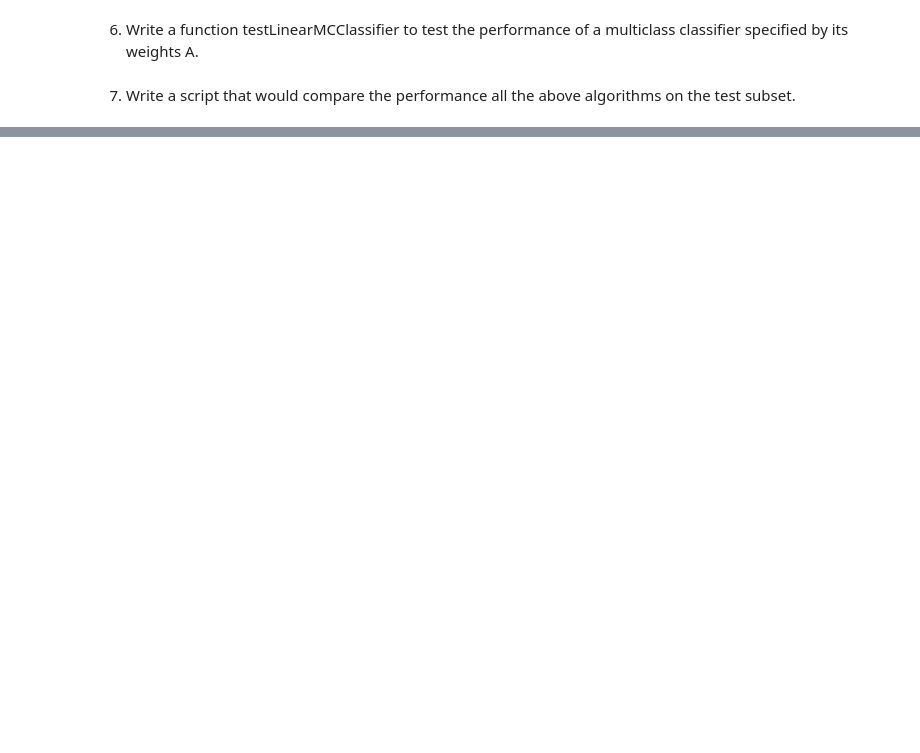
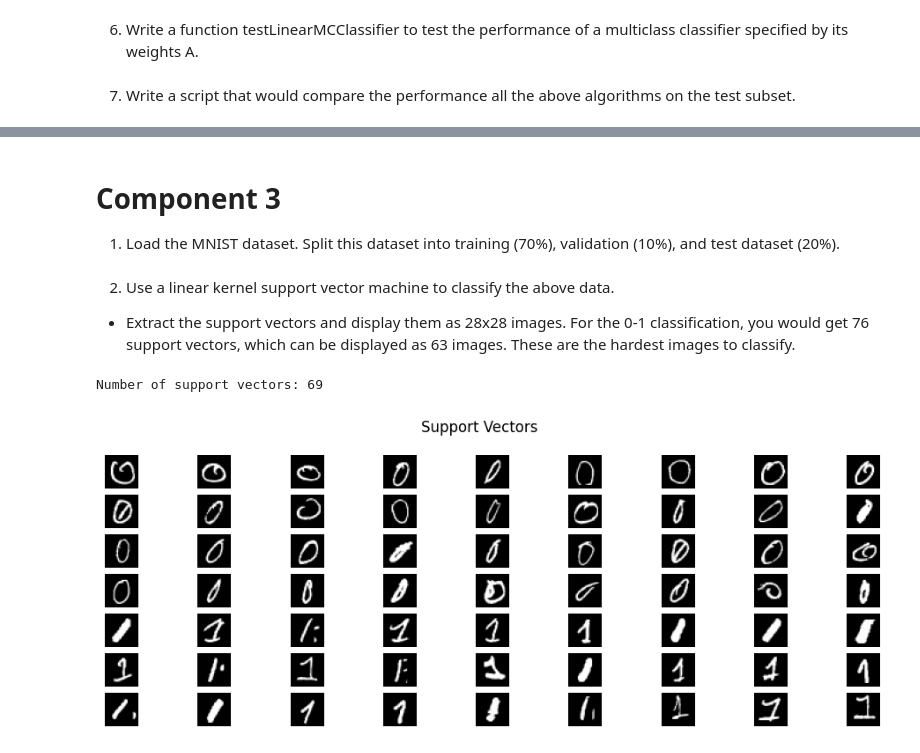
Before and after one commit to bmcano/homework-assignments, a Jupyter notebook: Machine-Learning/Project/Project.ipynb, the cells around one changed output, grey strips where cells are left out. Drawn from its saved outputs; the diff is of its cells as text; code cells hidden in the pictures; blank space fills up the shorter version.

```diff
--- a/Machine-Learning/Project/Project.ipynb
+++ b/Machine-Learning/Project/Project.ipynb
@@ -416,7 +365,7 @@ Matrix A2 shape: (785, 10)
 4. Develop a python function called logisticRegressionMultiClassClassifierWithRegularization
 # %%
 #------TRAINING CODE --------------
-def logisticRegressionMultiClassClassifierWithRegularization(Xtrain, ytrain, lam = 0.1, iterations=1000, step_size=1e-3):
+def logisticRegressionMultiClassClassifierWithRegularization(Xtrain, ytrain, lam = 0.1, iterations=100, step_size=1e-3):
     n_samples, n_features = Xtrain.shape
     n_classes = len(np.unique(ytrain))
 
@@ -562,0 +488,5 @@ Mis-classifications = 1840 out of 21000 equivalent to 8.761904761904763 %
+# %% [markdown]
+# Component 3
+
+1. Load the MNIST dataset. Split this dataset into training (70%), validation (10%), and test dataset
+(20%).
@@ -562,0 +519,36 @@ Mis-classifications = 1840 out of 21000 equivalent to 8.761904761904763 %
+# %%
+# loading the temporary variables for fast retrieval
+with open('temp.pickle', 'rb') as handle:
+    Xtrain, ytrain = pickle.load(handle)
+
+# Split the data to training, testing, and validation subsets
+X_train, X_test, y_train, y_test = train_test_split(Xtrain, ytrain, test_size=0.3, random_state=1)
+X_train, X_val, y_train, y_val = train_test_split(X_train, y_train, test_size=0.14, random_state=1) # 0.25 x 0.8 = 0.2
+
+Nsamples = X_train.shape[0]
+Nfeatures = X_train.shape[1]
+# %% [markdown]
+2. Use a linear kernel support vector machine to classify the above data.
+
+- Extract the support vectors and display them as 28x28 images. For the 0-1 classification, you
+would get 76 support vectors, which can be displayed as 63 images. These are the hardest images
+to classify.
+# %%
+model = SVC(kernel='linear', C=1E10)
+model.fit(X_train, y_train)
+
+support_vectors = model.support_vectors_
+n_support = len(support_vectors)
+print(f"Number of support vectors: {n_support}")
+
+# Display support vectors as images
+fig, axes = plt.subplots(7, 9, figsize=(12, 4))
+axes = axes.flatten()
+for i, ax in enumerate(axes):
+    ax.imshow(support_vectors[i].reshape(28, 28), cmap='gray')
+    ax.axis('off')
+plt.suptitle("Support Vectors")
+plt.show()
+# %% [output]
+Number of support vectors: 69
+[figure, added]
```
Also changed, not shown: parts of 16 cells of this notebook.
